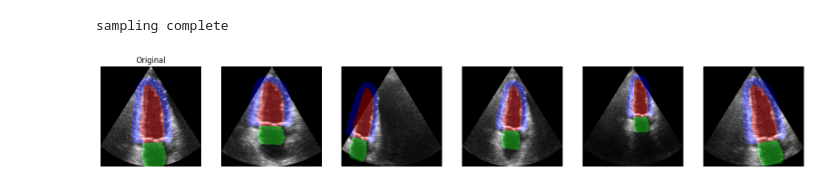
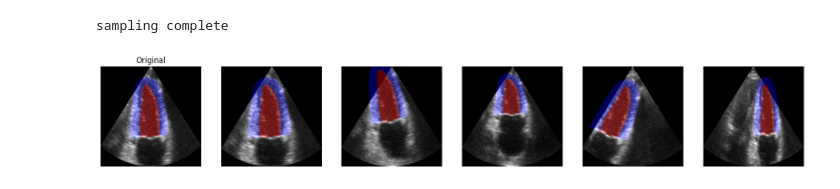
Before and after one commit to devilog4n/EchoGAINS, a Jupyter notebook: tutorial/tutorial.ipynb, the cells around one changed output. Saved outputs shown, nothing was run; the diff lists cells and outputs as text; code cells hidden in the pictures.

```diff
--- a/tutorial/tutorial.ipynb
+++ b/tutorial/tutorial.ipynb
@@ -232,7 +232,7 @@ aug_output_path=os.path.join(augmented_dataset_path, "images")
 
 # Now we run RePaint inference
 config = echogains.load_default_config('CAMUS_diffusion_model',repaint_keep_path,repaint_masks_path,
-                                       buffer_path,images_path)
+                                       buffer_path,aug_output_path)
 
 echogains.run_repaint(config)
 # %% [output]
@@ -252,34 +252,34 @@ sampling complete
 
 fig, axs = plt.subplots(1, nb_augmentations+1, figsize=(20, 10))
 
-original_sample = 'frame4'
+original_sample = 'frame0'
 
 # Load the original image
 original_img = plt.imread(os.path.join(images_path, f"{original_sample}.png"))
 original_label = plt.imread(os.path.join(label_path, f"{original_sample}.png"))
 original_label=(256*original_label).astype(np.uint8)
 
 original_visual = echogains.create_visualization(original_img, original_label)
 
 
 axs[0].imshow(original_visual)
 axs[0].set_title("Original")
 
 
 
 # Load the augmented images
 for i in range(nb_augmentations):
     augmented_img = plt.imread(os.path.join(augmented_dataset_path, "images", f"{original_sample}_aug{i}.png"))
     augmented_img=augmented_img[:,:,0] # rgb to grayscale
     augmented_label = plt.imread(os.path.join(augmented_dataset_path, "labels", f"{original_sample}_aug{i}.png"))
     augmented_label=(256*augmented_label).astype(np.uint8)
     augmented_visual = echogains.create_visualization(augmented_img, augmented_label)
     axs[i+1].imshow(augmented_visual)
 
 
 # remove axis
 for ax in axs:
     ax.axis('off')
 plt.show()
 # %% [output]
-[figure, old version]
+[figure, new version]
```
Also changed, not shown: parts of 3 cells of this notebook.
